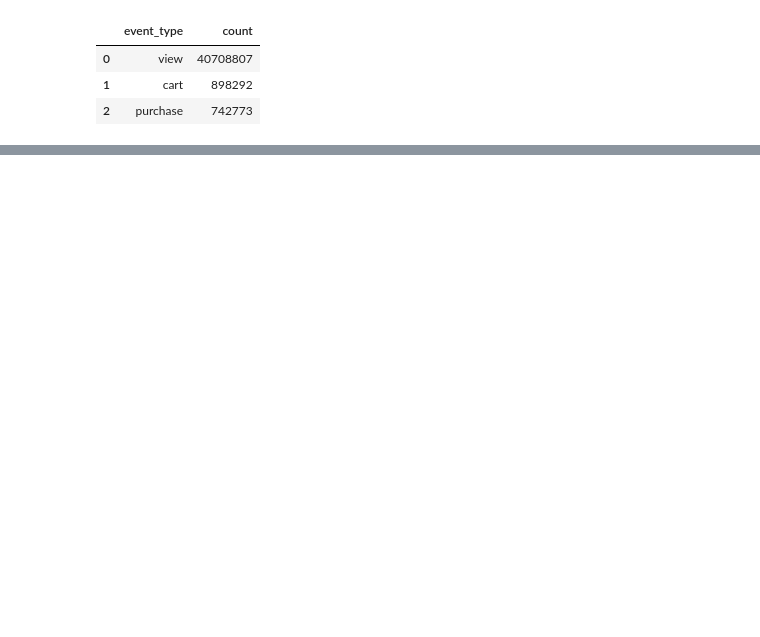
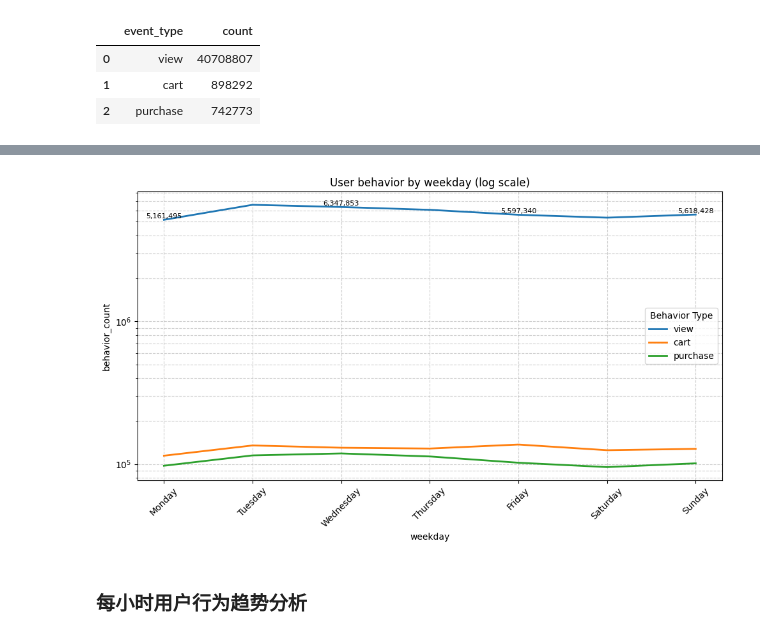
Before and after one commit to Vinch1/ecommerce_graph, a Jupyter notebook: draw.ipynb, the cells around one changed output, grey strips where cells are left out. Cells and saved outputs as stored; diff of their text form; code cells hidden in the pictures; blank space fills up the shorter version.

```diff
--- a/draw.ipynb
+++ b/draw.ipynb
@@ -88,0 +220,43 @@ gc.collect()
+# %%
+plt.figure(figsize=(10, 6), facecolor="white")
+
+sns.lineplot(
+    data=df,
+    x='weekday',
+    y='behavior_count',
+    hue='event_type',
+    linewidth=2,
+    errorbar=None
+)
+
+plt.yscale('log')
+plt.xticks(
+    ticks=range(7),
+    labels=["Monday","Tuesday","Wednesday","Thursday","Friday","Saturday","Sunday"],
+    rotation=45
+)
+plt.title("User behavior by weekday (log scale)")
+plt.grid(True, which="both", linestyle="--", alpha=0.6)
+plt.legend(title="Behavior Type")
+
+# ==== ⭐ 在蓝线(view)上显示数值标签 ====
+view_data = df[df['event_type'] == 'view']
+for i, row in view_data.iterrows():
+    # 只在部分点上标注，避免太密
+    if row['weekday'] in [0, 2, 4, 6]:  # Monday, Wednesday, Friday, Sunday
+        plt.text(
+            row['weekday'],
+            row['behavior_count'],
+            f"{int(row['behavior_count']):,}",
+            color='black',
+            fontsize=8,
+            ha='center',
+            va='bottom'
+        )
+
+plt.tight_layout()
+plt.show()
+# %% [output]
+[figure, added]
+# %% [markdown]
+### 每小时用户行为趋势分析
```
Also changed, not shown: parts of 11 cells of this notebook.
